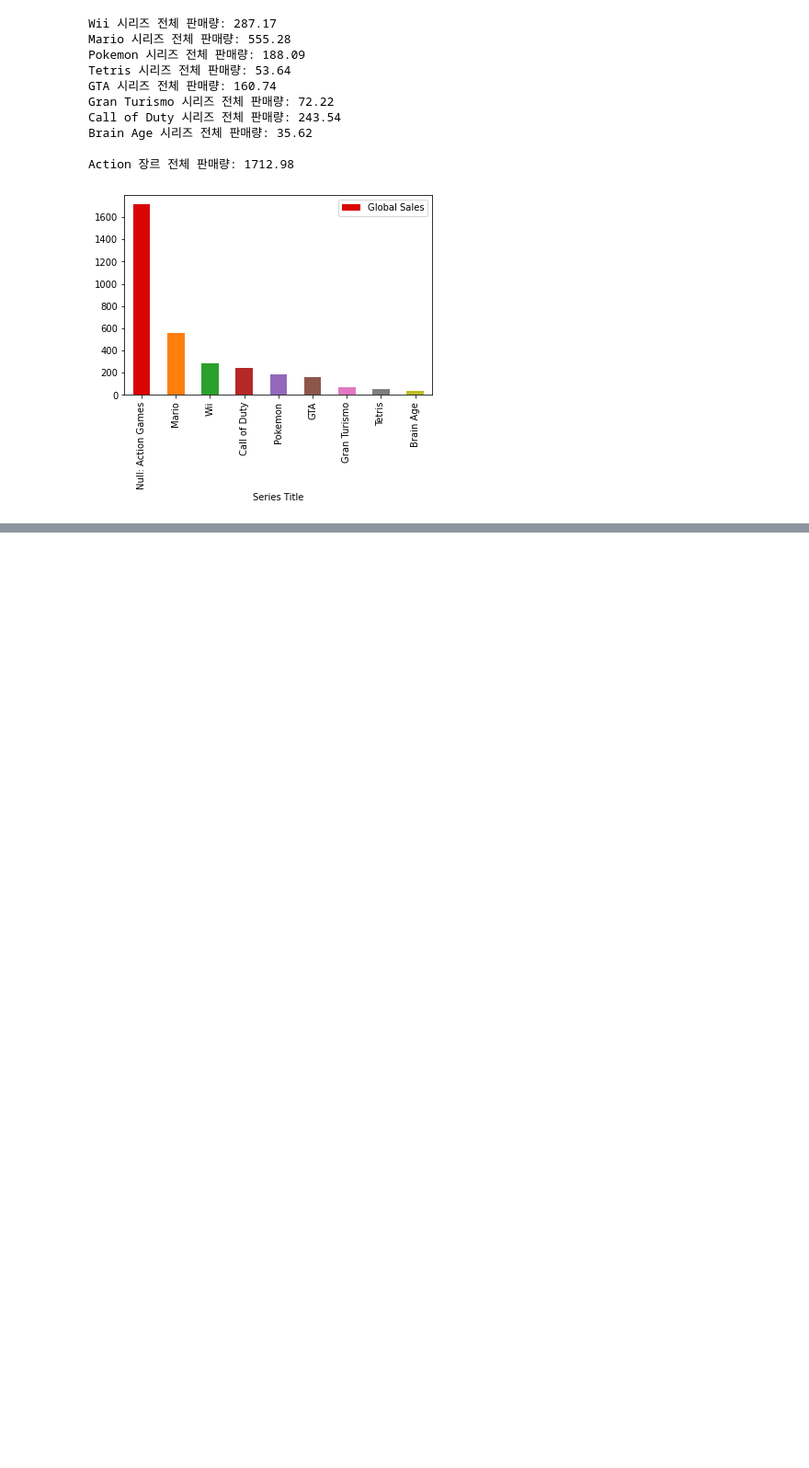
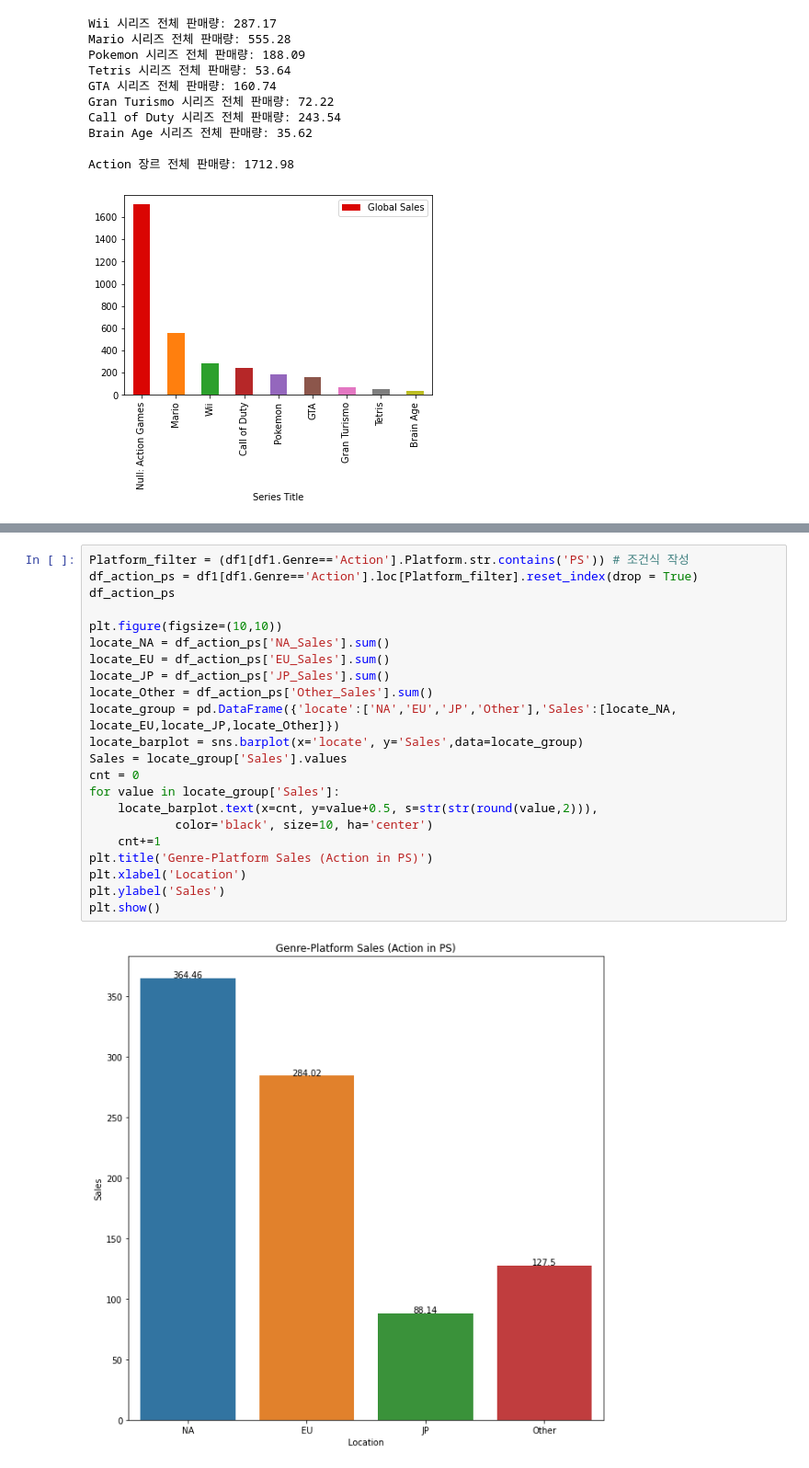
Before and after one commit to ysooch0819/Codestates-AIB-projects, a Jupyter notebook: ai16_section1_project_윤수창.ipynb, the cells around one changed output, grey strips where cells are left out. Shown at 92% size. Cells and saved outputs as stored; diff of their text form; blank space fills up the shorter version.

```diff
--- a/ai16_section1_project_윤수창.ipynb
+++ b/ai16_section1_project_윤수창.ipynb
@@ -335,0 +374,24 @@ test
+# %%
+Platform_filter = (df1[df1.Genre=='Action'].Platform.str.contains('PS')) # 조건식 작성
+df_action_ps = df1[df1.Genre=='Action'].loc[Platform_filter].reset_index(drop = True)
+df_action_ps
+
+plt.figure(figsize=(10,10))
+locate_NA = df_action_ps['NA_Sales'].sum()
+locate_EU = df_action_ps['EU_Sales'].sum()
+locate_JP = df_action_ps['JP_Sales'].sum()
+locate_Other = df_action_ps['Other_Sales'].sum()
+locate_group = pd.DataFrame({'locate':['NA','EU','JP','Other'],'Sales':[locate_NA, locate_EU,locate_JP,locate_Other]})
+locate_barplot = sns.barplot(x='locate', y='Sales',data=locate_group)
+Sales = locate_group['Sales'].values
+cnt = 0
+for value in locate_group['Sales']:
+    locate_barplot.text(x=cnt, y=value+0.5, s=str(str(round(value,2))),
+            color='black', size=10, ha='center')
+    cnt+=1
+plt.title('Genre-Platform Sales (Action in PS)')
+plt.xlabel('Location')
+plt.ylabel('Sales')
+plt.show()
+# %% [output]
+[figure, added]
```
Also changed, not shown: parts of 3 cells of this notebook.
